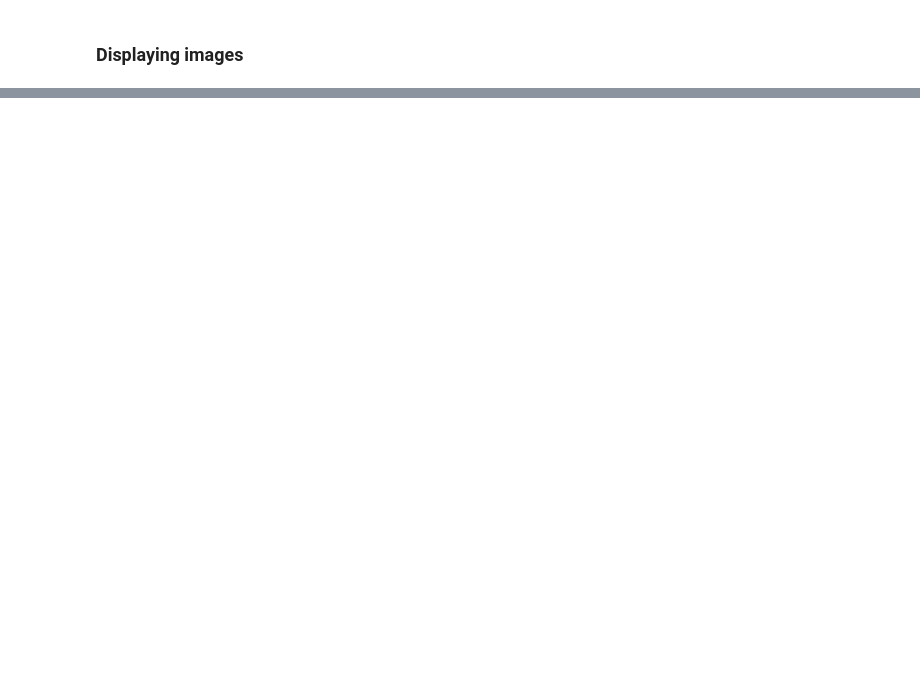
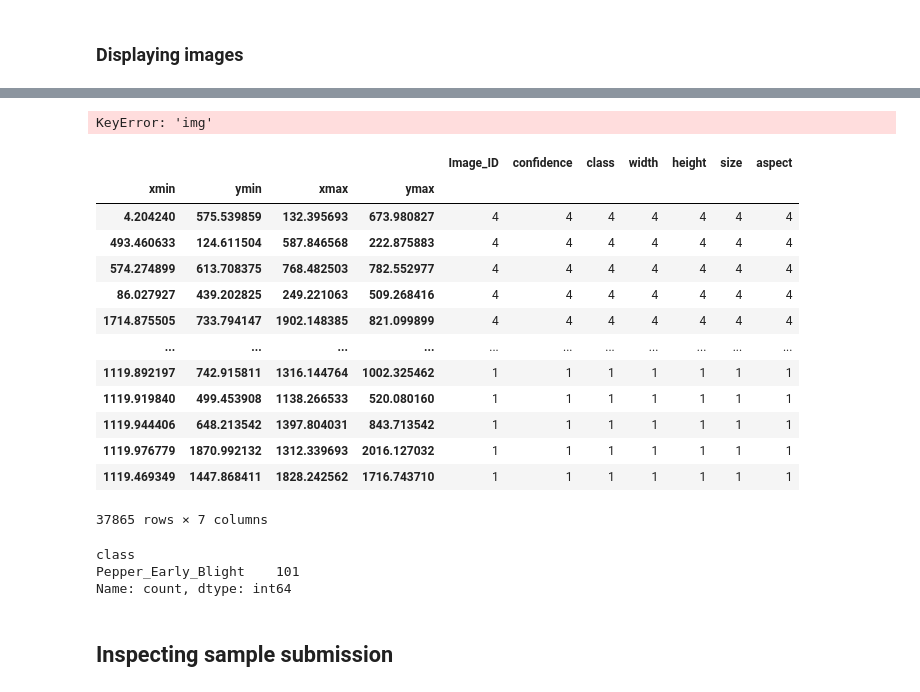
Before and after one commit to e-hokage777/Crop_Disease_Detection, a Jupyter notebook: notebooks/EDA.ipynb, the cells around one changed output, grey strips where cells are left out. Saved outputs shown, nothing was run; the diff lists cells and outputs as text; code cells hidden in the pictures; blank space fills up the shorter version.

```diff
--- a/notebooks/EDA.ipynb
+++ b/notebooks/EDA.ipynb
@@ -424,0 +523,29 @@ show_imgs(paths, titles=titles)
+# %%
+yolo_model.model({})
+# %% [output]
+KeyError: 'img'
+# %%
+df_train.groupby(["xmin", "ymin", "xmax", "ymax"]).count().sort_values("Image_ID", ascending=False)
+# %% [output]
+|  |  |  |  | Image_ID | confidence | class | width | height | size | aspect |
+| xmin | ymin | xmax | ymax |  |  |  |  |  |  |  |
+| 4.204240 | 575.539859 | 132.395693 | 673.980827 | 4 | 4 | 4 | 4 | 4 | 4 | 4 |
+| 493.460633 | 124.611504 | 587.846568 | 222.875883 | 4 | 4 | 4 | 4 | 4 | 4 | 4 |
+| 574.274899 | 613.708375 | 768.482503 | 782.552977 | 4 | 4 | 4 | 4 | 4 | 4 | 4 |
+| 86.027927 | 439.202825 | 249.221063 | 509.268416 | 4 | 4 | 4 | 4 | 4 | 4 | 4 |
+| 1714.875505 | 733.794147 | 1902.148385 | 821.099899 | 4 | 4 | 4 | 4 | 4 | 4 | 4 |
+| ... | ... | ... | ... | ... | ... | ... | ... | ... | ... | ... |
+| 1119.892197 | 742.915811 | 1316.144764 | 1002.325462 | 1 | 1 | 1 | 1 | 1 | 1 | 1 |
+| 1119.919840 | 499.453908 | 1138.266533 | 520.080160 | 1 | 1 | 1 | 1 | 1 | 1 | 1 |
+| 1119.944406 | 648.213542 | 1397.804031 | 843.713542 | 1 | 1 | 1 | 1 | 1 | 1 | 1 |
+| 1119.976779 | 1870.992132 | 1312.339693 | 2016.127032 | 1 | 1 | 1 | 1 | 1 | 1 | 1 |
+| 1119.469349 | 1447.868411 | 1828.242562 | 1716.743710 | 1 | 1 | 1 | 1 | 1 | 1 | 1 |
+37865 rows × 7 columns
+# %%
+df_train[df_train["class"]=="Pepper_Early_Blight"]["class"].value_counts()
+# %% [output]
+class
+Pepper_Early_Blight    101
+Name: count, dtype: int64
+# %% [markdown]
+## Inspecting sample submission
```
Also changed, not shown: parts of 47 cells of this notebook, 19 other files.
